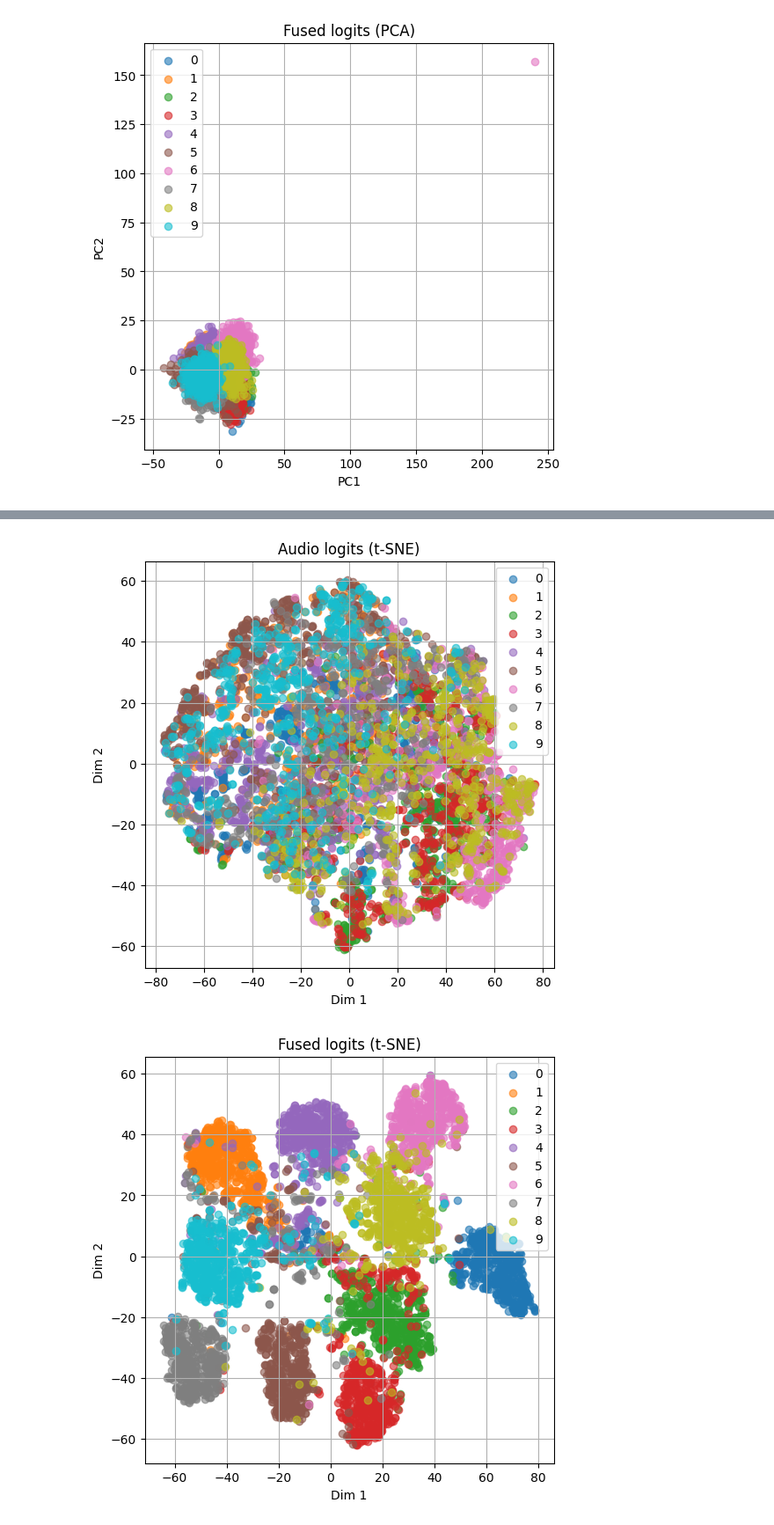
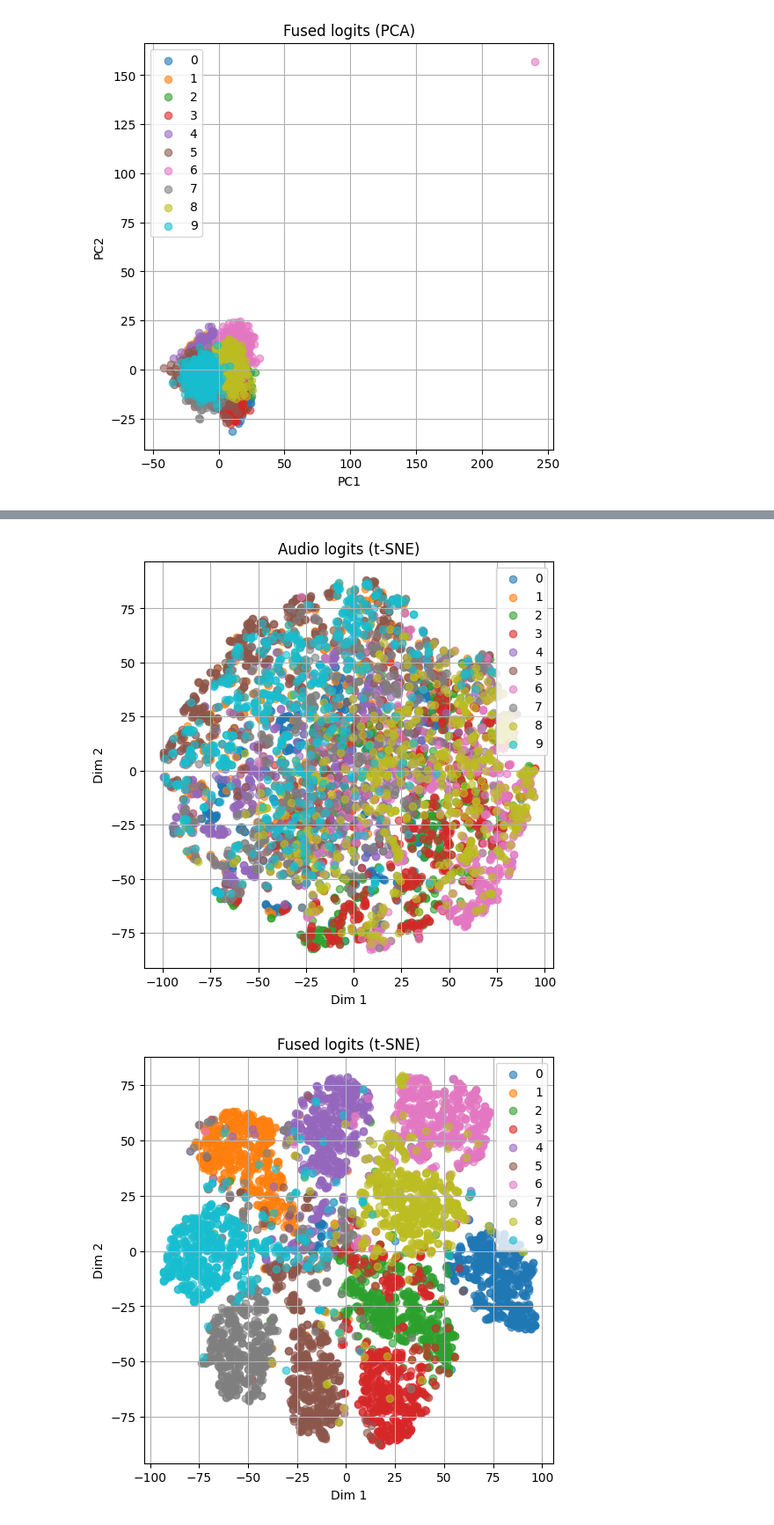
Before and after one commit to NLDL2025/NORA_Summer_School, a Jupyter notebook: NORA_Problem_1.ipynb, the cells around one changed output, grey strips where cells are left out. Shown at 88% size. Saved outputs shown, nothing was run; the diff lists cells and outputs as text; code cells hidden in the pictures.

```diff
--- a/NORA_Problem_1.ipynb
+++ b/NORA_Problem_1.ipynb
@@ -985,7 +985,7 @@ for feats, name in [(img_feats,'Image'), (aud_feats,'Audio'), (fused_feats,'Fuse
 # %%
 
 # t-SNE (takes longer—consider subsampling)
-tsne = TSNE(n_components=2, random_state=0, init='pca', learning_rate='auto')
+tsne = TSNE(perplexity=10,n_components=2, random_state=0, init='pca', learning_rate='auto')
 for feats, name in [(img_feats,'Image'), (aud_feats,'Audio'), (fused_feats,'Fused')]:
     red = tsne.fit_transform(feats)   # you might do feats[:2000] here
     plot_scatter(
@@ -998,2 +998,2 @@ for feats, name in [(img_feats,'Image'), (aud_feats,'Audio'), (fused_feats,'Fuse
-[figure, old version]
+[figure, new version]
-[figure, old version]
+[figure, new version]
```
Also changed, not shown: parts of 2 cells of this notebook.
